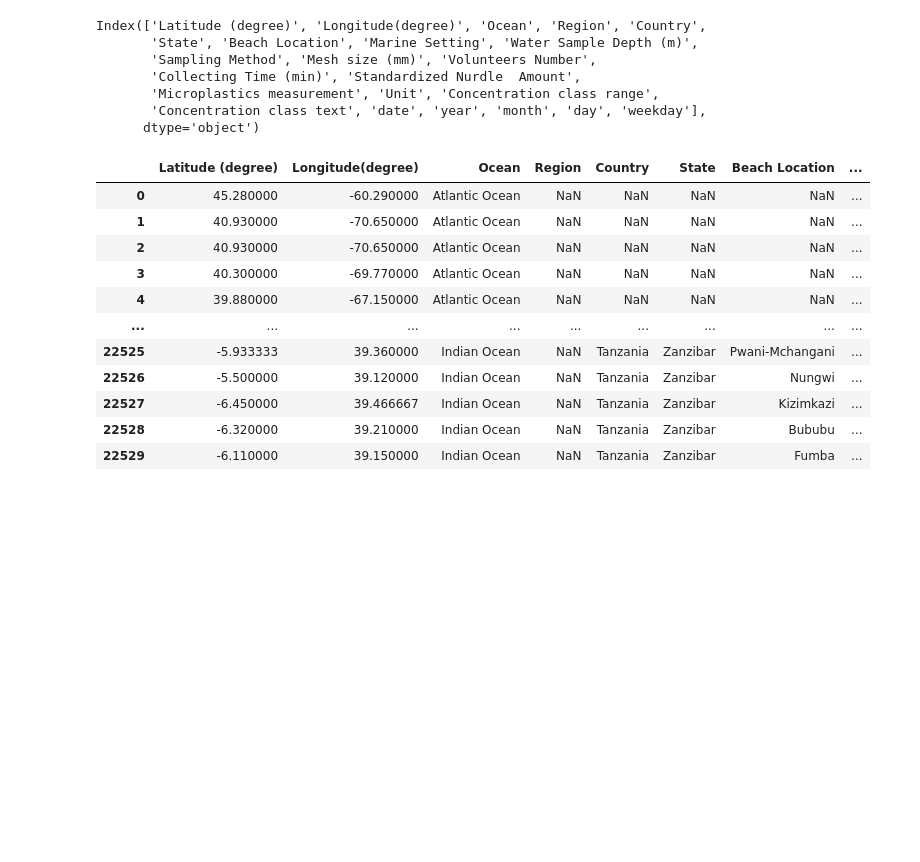
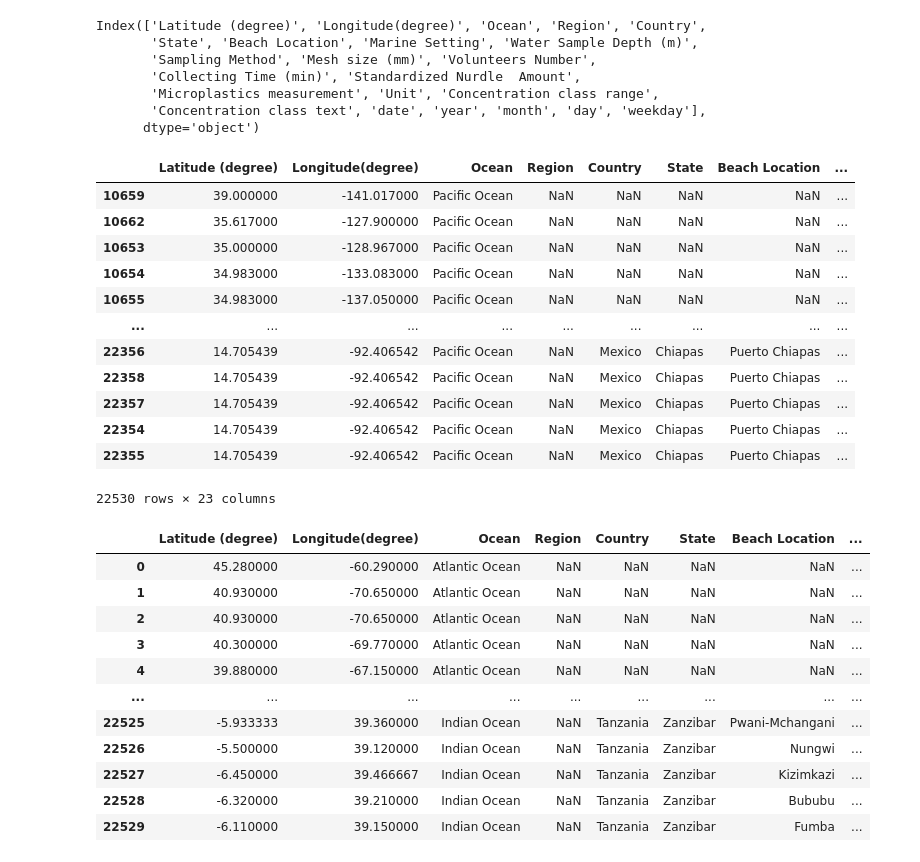
Before and after one commit to AnjilKumarRajak/Microplastic-app, a Jupyter notebook: Microplastic_data.ipynb, the cells around one changed output. Cells and saved outputs as stored; diff of their text form; code cells hidden in the pictures; blank space fills up the shorter version.

```diff
--- a/Microplastic_data.ipynb
+++ b/Microplastic_data.ipynb
@@ -208,7 +208,22 @@ Index(['Latitude (degree)', 'Longitude(degree)', 'Ocean', 'Region', 'Country',
        'Concentration class text', 'date', 'year', 'month', 'day', 'weekday'],
       dtype='object')
 # %%
-data.to_csv("concentration
+data.to_csv("microplastic_det.csv")
+data
+# %% [output]
+|  | Latitude (degree) | Longitude(degree) | Ocean | Region | Country | State | Beach Location | ... |
+| 10659 | 39.000000 | -141.017000 | Pacific Ocean | NaN | NaN | NaN | NaN | ... |
+| 10662 | 35.617000 | -127.900000 | Pacific Ocean | NaN | NaN | NaN | NaN | ... |
+| 10653 | 35.000000 | -128.967000 | Pacific Ocean | NaN | NaN | NaN | NaN | ... |
+| 10654 | 34.983000 | -133.083000 | Pacific Ocean | NaN | NaN | NaN | NaN | ... |
+| 10655 | 34.983000 | -137.050000 | Pacific Ocean | NaN | NaN | NaN | NaN | ... |
+| ... | ... | ... | ... | ... | ... | ... | ... | ... |
+| 22356 | 14.705439 | -92.406542 | Pacific Ocean | NaN | Mexico | Chiapas | Puerto Chiapas | ... |
+| 22358 | 14.705439 | -92.406542 | Pacific Ocean | NaN | Mexico | Chiapas | Puerto Chiapas | ... |
+| 22357 | 14.705439 | -92.406542 | Pacific Ocean | NaN | Mexico | Chiapas | Puerto Chiapas | ... |
+| 22354 | 14.705439 | -92.406542 | Pacific Ocean | NaN | Mexico | Chiapas | Puerto Chiapas | ... |
+| 22355 | 14.705439 | -92.406542 | Pacific Ocean | NaN | Mexico | Chiapas | Puerto Chiapas | ... |
+22530 rows × 23 columns
 # %%
 data.to_csv("Microplastic1.csv")
 data
```
Also changed, not shown: parts of 1 cell of this notebook.
